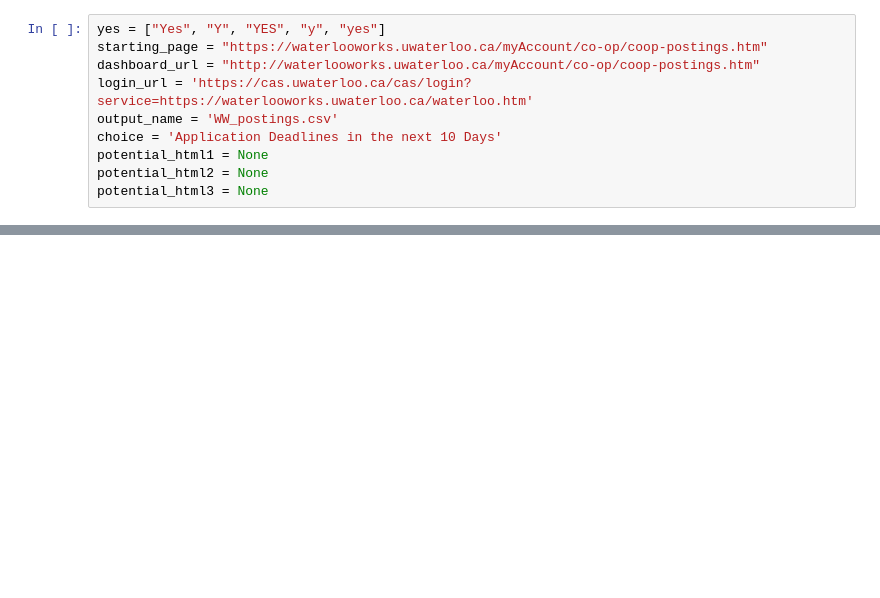
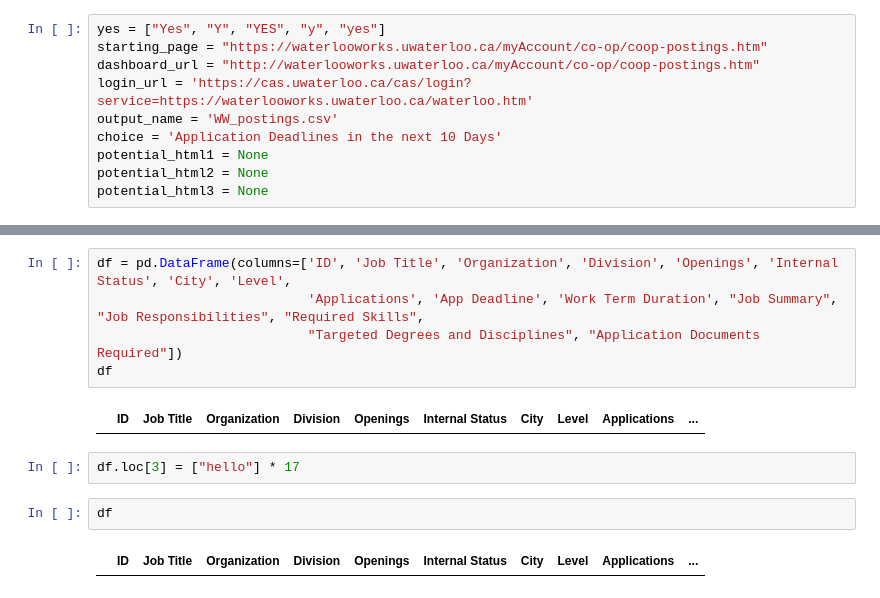
Before and after one commit to EstherJin/WaterlooWorks-Desirability-Predictor, a Jupyter notebook: WW-Scrapping.ipynb, the cells around one changed output, grey strips where cells are left out. Cells and saved outputs as stored; diff of their text form; blank space fills up the shorter version.

```diff
--- a/WW-Scrapping.ipynb
+++ b/WW-Scrapping.ipynb
@@ -35,3 +37,16 @@ df
+# %%
+df = pd.DataFrame(columns=['ID', 'Job Title', 'Organization', 'Division', 'Openings', 'Internal Status', 'City', 'Level',
+                           'Applications', 'App Deadline', 'Work Term Duration', "Job Summary", "Job Responsibilities", "Required Skills",
+                           "Targeted Degrees and Disciplines", "Application Documents Required"])
+df
+# %% [output]
+|  | ID | Job Title | Organization | Division | Openings | Internal Status | City | Level | Applications | ... |
+# %%
+df.loc[3] = ["hello"] * 17
+# %%
+df
+# %% [output]
+|  | ID | Job Title | Organization | Division | Openings | Internal Status | City | Level | Applications | ... |
 # %%
 def main():
     starting_page = "https://waterlooworks.uwaterloo.ca/myAccount/co-op/coop-postings.htm"
```
Also changed, not shown: parts of 8 cells of this notebook, 1 other file.
